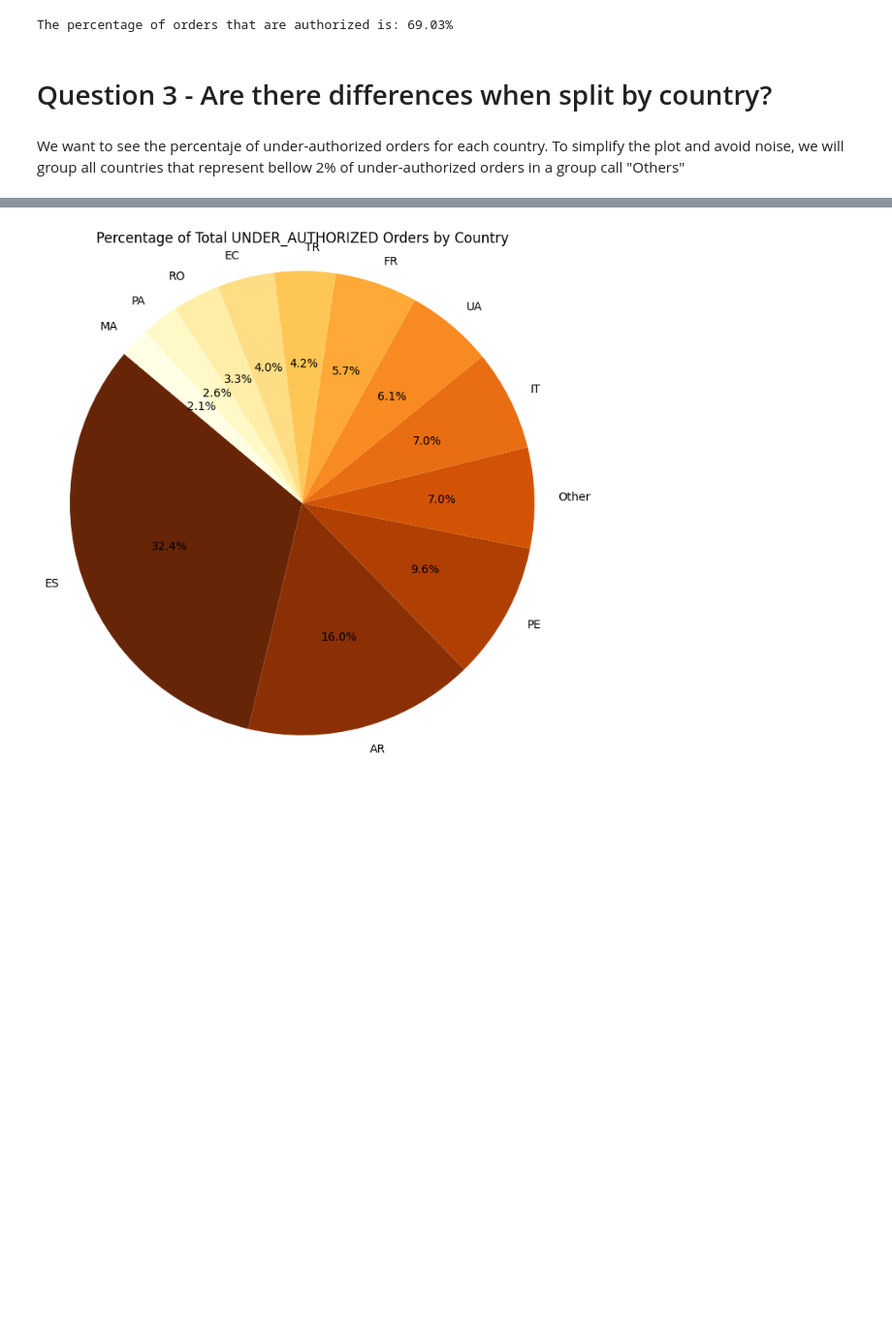
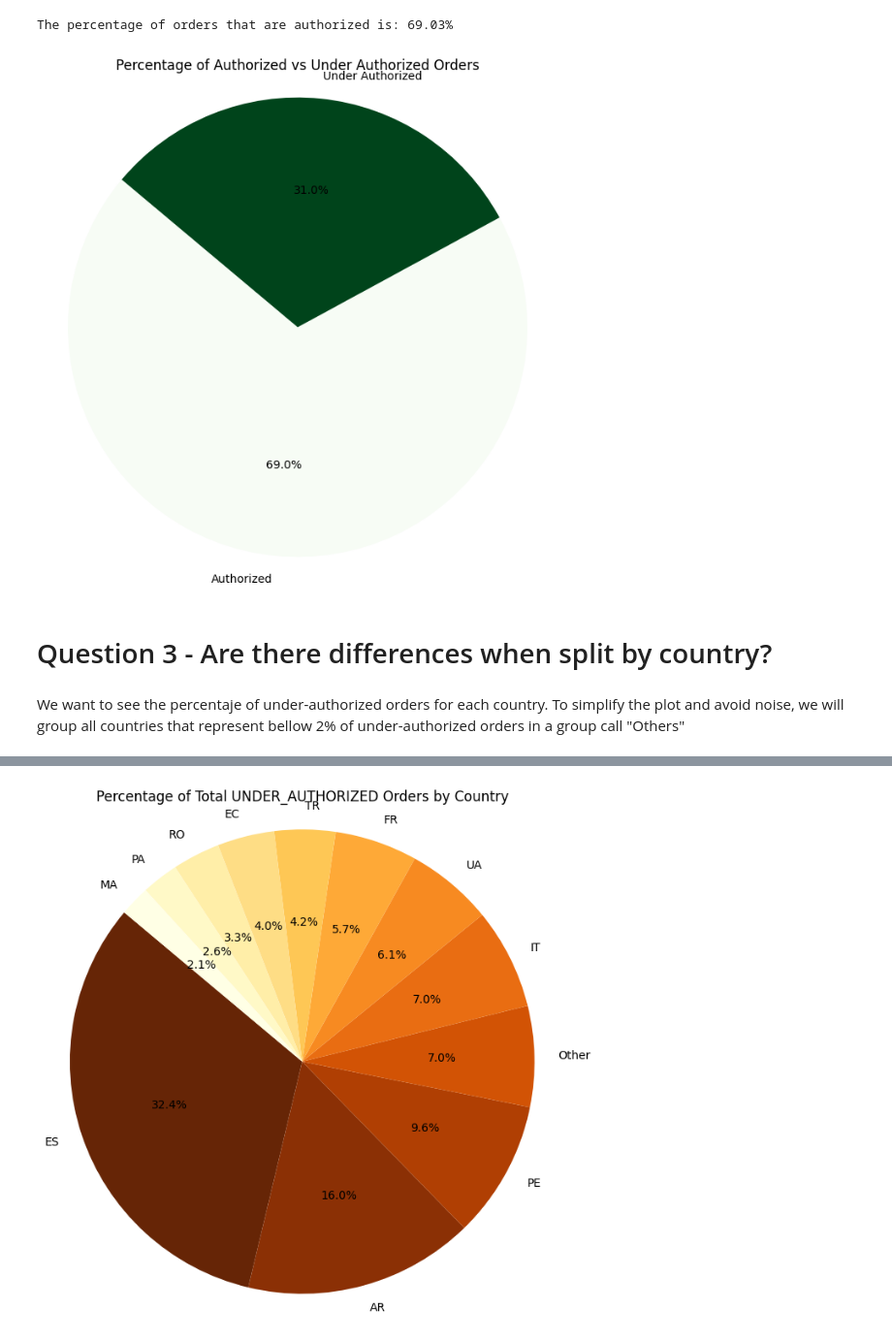
Before and after one commit to Nikolas121205/Monica-and-Nikolas-projet, a Jupyter notebook: main.ipynb, the cells around one changed output, grey strips where cells are left out. Shown at 97% size. Saved outputs shown, nothing was run; the diff lists cells and outputs as text; code cells hidden in the pictures; blank space fills up the shorter version.

```diff
--- a/main.ipynb
+++ b/main.ipynb
@@ -57,6 +85,31 @@ percentage_authorized = (authorized_20_count / total_orders) * 100
 print(f"The percentage of orders that are authorized is: {percentage_authorized:.2f}%")
 # %% [output]
 The percentage of orders that are authorized is: 69.03%
+# %%
+import matplotlib.pyplot as plt
+
+# Assuming df is a DataFrame with a column 'auth_status_20' that indicates whether an order is authorized or not
+
+# Count the number of authorized orders
+authorized_20_count = df[df['auth_status_20'] == 'authorized'].shape[0]
+
+# Calculate the total number of orders
+total_orders = df.shape[0]
+
+# Calculate the percentage of authorized orders
+percentage_authorized = (authorized_20_count / total_orders) * 100
+
+# Define colors for the pie chart slices
+colors = cm.get_cmap('Greens', 2)
+
+# Plot the pie chart
+plt.figure(figsize=(8, 8))
+plt.pie([authorized_20_count, total_orders - authorized_20_count], labels=['Authorized', 'Under Authorized'], autopct='%1.1f%%', startangle=140, colors=colors(range(2)))
+plt.title('Percentage of Authorized vs Under Authorized Orders')
+plt.axis('equal')
+plt.show()
+# %% [output]
+[figure, added]
 # %% [markdown]
 # Question 3 - Are there differences when split by country?
 # %%
@@ -64,8 +117,8 @@ The percentage of orders that are authorized is: 69.03%
 df_filtered_under = df[df["auth_status"] == "under-authorized"]
 #Group by country code
 country_totals = pd.DataFrame(df_filtered_under.groupby('country_code')['products_total'].sum())
-# %% [markdown]
-We want to see the percentaje of under-authorized orders for each country. To simplify the plot and avoid noise, we will group all countries that represent bellow 2% of under-authorized orders in a group call "Others"
+# %% [markdown]
+We want to see the percentaje of under-authorized orders for each country. To simplify the plot and avoid noise, we will group all countries that represent bellow 2% of under-authorized orders in a group call "Others"
 # %%
 #1. Create a new index (to modify the country_code)
 country_totals = country_totals.reset_index(drop=False)
```
Also changed, not shown: parts of 3 cells of this notebook.
